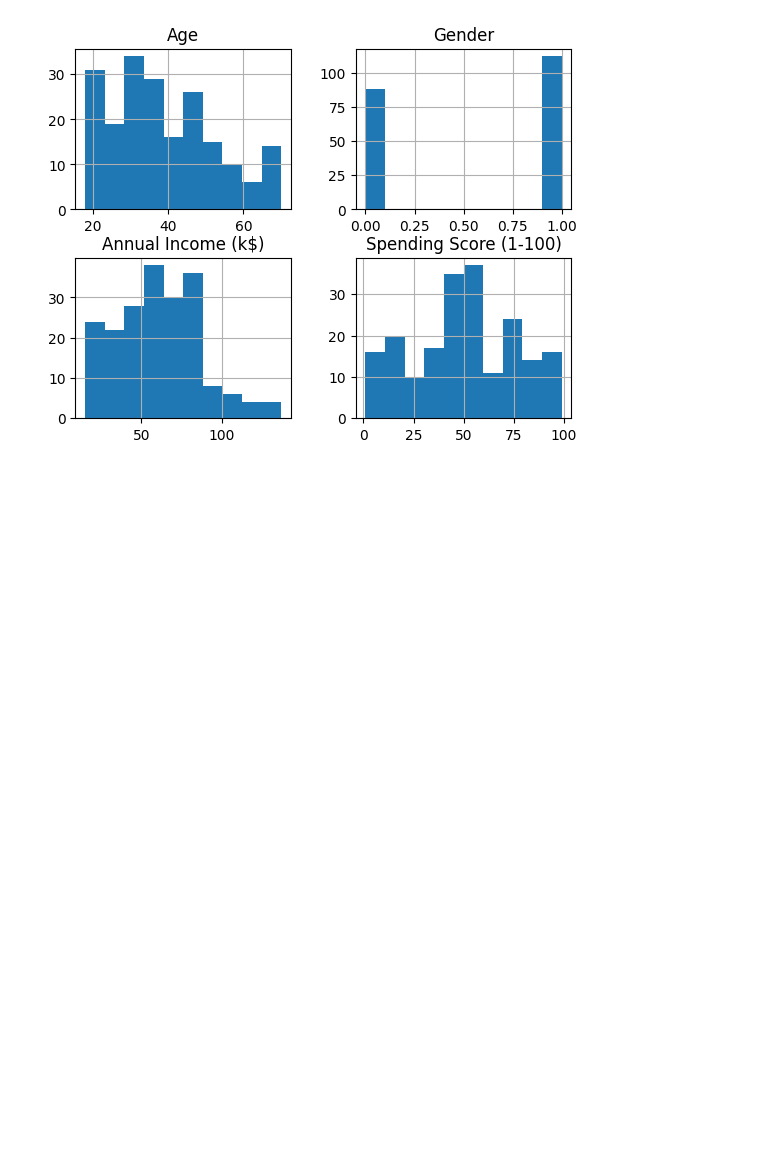
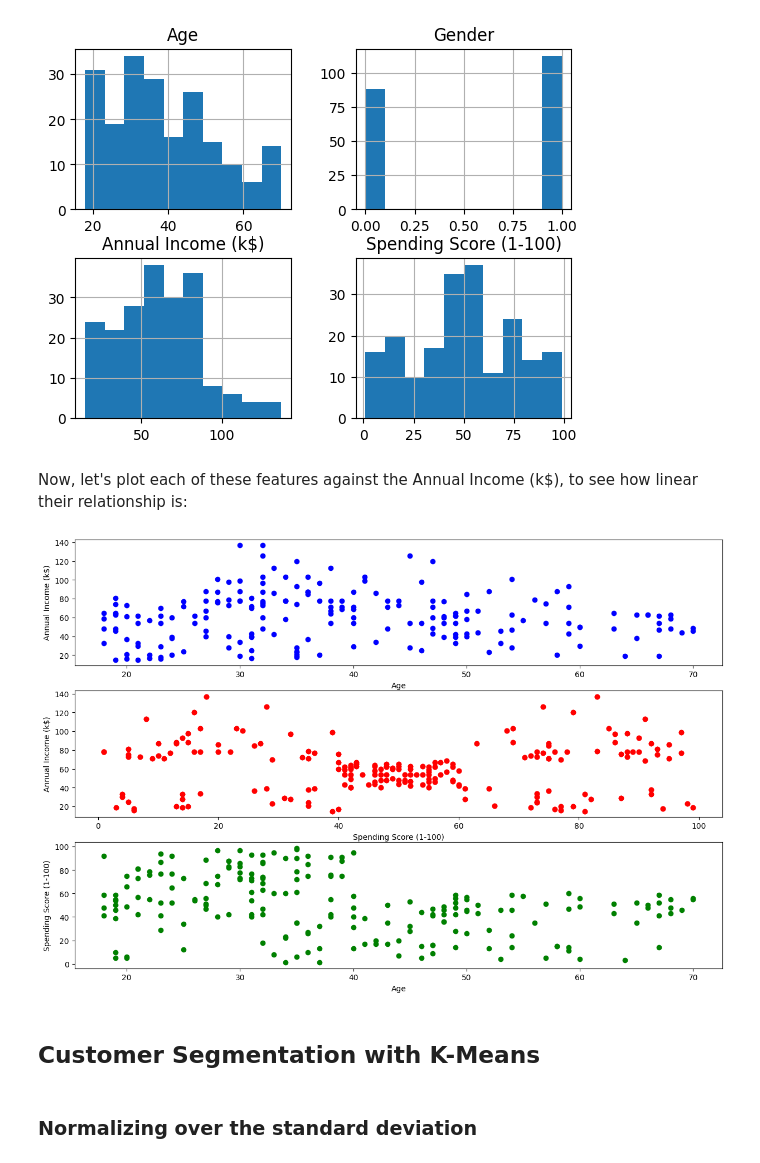
Before and after one commit to suicideland/Maktabkhooneh-Machine-Learning-with-Python, a Jupyter notebook: Season-4/Clustering.ipynb, the cells around one changed output. Saved outputs shown, nothing was run; the diff lists cells and outputs as text; code cells hidden in the pictures; blank space fills up the shorter version.

Commit message:
add K-Means algorithm

```diff
--- a/Season-4/Clustering.ipynb
+++ b/Season-4/Clustering.ipynb
@@ -62,3 +60,32 @@ viz.hist()
 plt.show()
 # %% [output]
 [figure]
+# %% [markdown]
+Now, let's plot each of these features against the Annual Income (k$), to see how linear their relationship is:
+# %%
+fig, axs = plt.subplots(3,1,figsize=(15,10), sharey='row')
+ax1,ax2, ax3 = axs
+
+ax1.scatter(cdf.Age, cdf['Annual Income (k$)'],  color='blue')
+ax1.set_xlabel("Age")
+ax1.set_ylabel("Annual Income (k$)")
+
+ax2.scatter(cdf['Spending Score (1-100)'], cdf['Annual Income (k$)'],  color='red')
+ax2.set_xlabel("Spending Score (1-100)")
+ax2.set_ylabel("Annual Income (k$)")
+
+ax2.scatter(cdf['Spending Score (1-100)'], cdf['Annual Income (k$)'],  color='red')
+ax2.set_xlabel("Spending Score (1-100)")
+ax2.set_ylabel("Annual Income (k$)")
+
+ax3.scatter(cdf.Age, cdf['Spending Score (1-100)'],  color='green')
+ax3.set_xlabel("Age")
+ax3.set_ylabel("Spending Score (1-100)")
+
+plt.show()
+# %% [output]
+[figure, added]
+# %% [markdown]
+## Customer Segmentation with K-Means
+# %% [markdown]
+### Normalizing over the standard deviation
```
Also changed, not shown: parts of 10 cells of this notebook.
